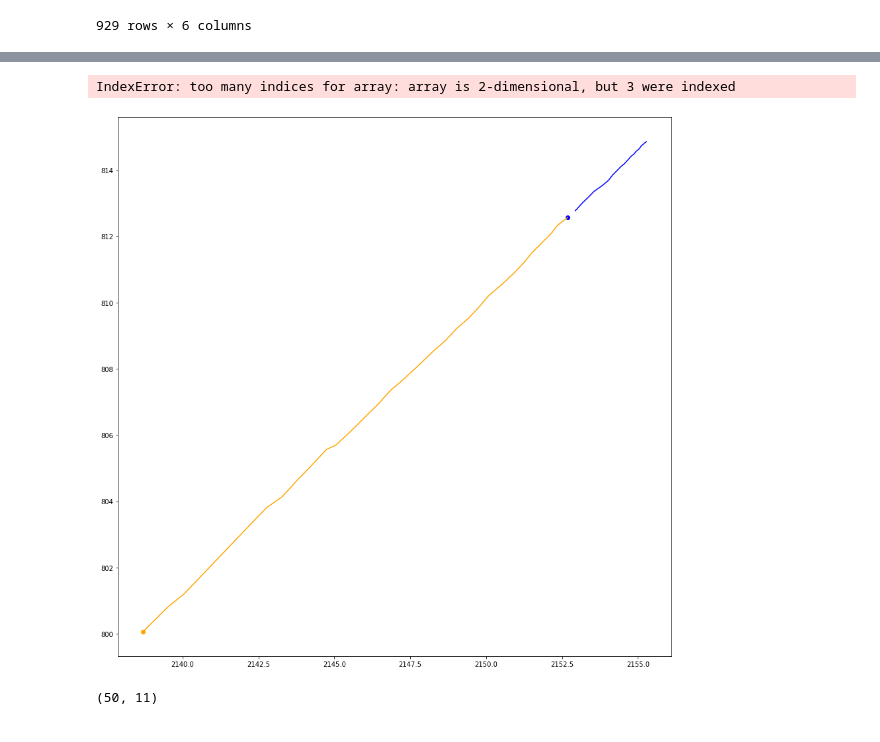
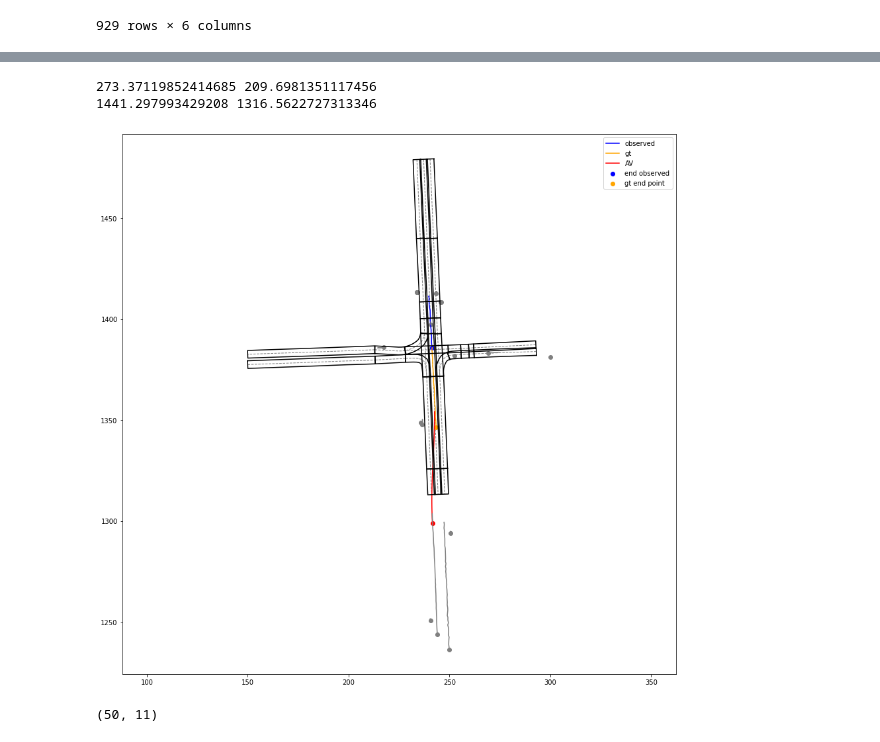
Before and after one commit to Vikr-182/ddn-forecasting, a Jupyter notebook: vis/vis.ipynb, the cells around one changed output, grey strips where cells are left out. Drawn from its saved outputs; the diff is of its cells as text; code cells hidden in the pictures.

```diff
--- a/vis/vis.ipynb
+++ b/vis/vis.ipynb
@@ -227,0 +426,8 @@ train_loader = DataLoader(train_dataset, batch_size=512, shuffle=False, num_work
+# %%
+import cv2
+from PIL import Image
+path = '../results/0/0.png'
+img = cv2.imread(path)
+image = Image.open('../results/0/0.png')
+print(np.asarray(image).shape)
+print(img.shape)
@@ -240,8 +456,12 @@ def vis_trajectories(data_path, output_dir="results/", dt = 0.3, t_obs=20, pred=
         # agent
         x_traj = agent_df['X'].values
         y_traj = agent_df['Y'].values
+        x_a, y_a = x_traj, y_traj
+        x_max, y_max = np.max(x_traj), np.max(y_traj)
+        x_min, y_min = np.min(x_traj), np.min(y_traj)
+
         offsets = [x_traj[0], y_traj[0]] # offsets for other agents
-#         x_traj, y_traj, v_x, v_y, psi, psi_dot, psi_traj, psidot_traj, theta_agent = transform(x_traj, y_traj)
+    #         x_traj, y_traj, v_x, v_y, psi, psi_dot, psi_traj, psidot_traj, theta_agent = transform(x_traj, y_traj)
         plt.figure(figsize=(15,15))
 
         plt.plot(x_traj[:t_obs], y_traj[:t_obs], color='blue', label='observed')
@@ -261,6 +481,9 @@ def vis_trajectories(data_path, output_dir="results/", dt = 0.3, t_obs=20, pred=
         # av
         x_traj = av_df['X'].values
         y_traj = av_df['Y'].values
+        x_max, y_max = np.max(x_traj), np.max(y_traj)
+        x_min, y_min = np.min(x_traj), np.min(y_traj)
+
         plt.plot(x_traj, y_traj, color='red', label='AV')
         plt.scatter(x_traj[-1], y_traj[-1], color='red')
 
@@ -268,7 +491,10 @@ def vis_trajectories(data_path, output_dir="results/", dt = 0.3, t_obs=20, pred=
         for other in others_dfs:
             x_traj = other['X'].values
             y_traj = other['Y'].values
-#             x_traj, y_traj, v_x, v_y, psi, psi_dot, psi_traj, psidot_traj, theta_others = transform(x_traj, y_traj, theta = theta_agent, offsets = offsets)
+            x_max, y_max = np.max(x_traj), np.max(y_traj)
+            x_min, y_min = np.min(x_traj), np.min(y_traj)
+
+    #             x_traj, y_traj, v_x, v_y, psi, psi_dot, psi_traj, psidot_traj, theta_others = transform(x_traj, y_traj, theta = theta_agent, offsets = offsets)
             plt.plot(x_traj, y_traj, color='grey')
             plt.scatter(x_traj[-1], y_traj[-1], color='grey')
 
@@ -284,8 +510,10 @@ def vis_trajectories(data_path, output_dir="results/", dt = 0.3, t_obs=20, pred=
 
         print(x_max, x_min)
         print(y_max, y_min)
+        avm = ArgoverseMap()
+        for arr in avm.find_local_lane_polygons([x_min, x_max, y_min, y_max], city):
+            plt.plot(arr[:, 0], arr[:, 1], color='black')
 
-        avm = ArgoverseMap()
         seq_lane_props = avm.city_lane_centerlines_dict[city]
         for lane_id, lane_props in seq_lane_props.items():
             lane_cl = lane_props.centerline
@@ -296,16 +524,17 @@ def vis_trajectories(data_path, output_dir="results/", dt = 0.3, t_obs=20, pred=
             plt.plot(lane_cl[:, 0], lane_cl[:, 1], "--", color="grey", alpha=1, linewidth=1, zorder=0)
 
         plt.legend()
-        plt.axis('equal')
+        plt.xlim([x_a[20] - 50, x_a[20] + 50])
+        plt.ylim([y_a[20] - 50, y_a[20] + 50])
         plt.show()
-        plt.savefig(output_dir + str(idx) + ".png")
-        plt.clf()
+        break
 # %%
-predictions = np.load('../prediction.npy', allow_pickle=True)
-vis_trajectories(data_path = "/datasets/argoverse/forecasting_sample/data", output_dir="../results/", t_obs=20, pred=True, pred_array=predictions)
+# # predictions = np.load('../prediction.npy', allow_pickle=True)
+vis_trajectories(data_path = "/datasets/argoverse/val/data", output_dir="../results/", t_obs=20)
 # %% [output]
-IndexError: too many indices for array: array is 2-dimensional, but 3 were indexed
+273.37119852414685 209.6981351117456
+1441.297993429208 1316.5622727313346
-[figure, old version]
+[figure, new version]
 # %%
 import pandas as pd
 data_ = pd.read_pickle('/datasets/argoverse/forecasting_features_val.pkl')
```
Also changed, not shown: parts of 8 cells of this notebook, 12 other files.
